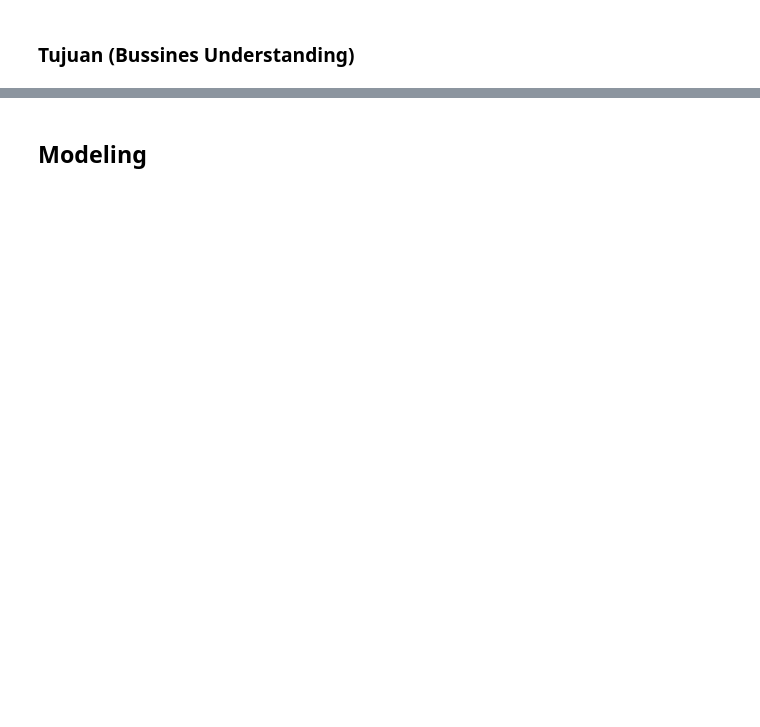
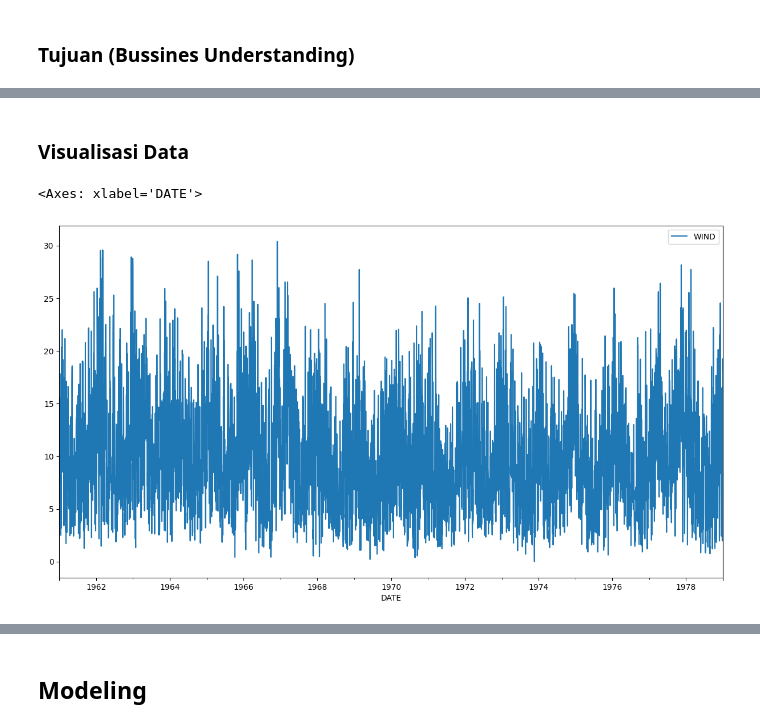
Before and after one commit to zulfalaila/psd_all, a Jupyter notebook: Project III.ipynb, the cells around one changed output, grey strips where cells are left out. Drawn from its saved outputs; the diff is of its cells as text; code cells hidden in the pictures; blank space fills up the shorter version.

```diff
--- a/Project III.ipynb
+++ b/Project III.ipynb
@@ -211,0 +61,3 @@ df = df_handled
+# %%
+df = pd.read_csv("/content/drive/MyDrive/kuliah sem 5/MyData/wind_dataset.csv")
+df
@@ -211,0 +101,7 @@ df = df_handled
+# %% [markdown]
+### Visualisasi Data
+# %%
+df.plot(x='DATE',y='WIND',figsize=(15,8))
+# %% [output]
+<Axes: xlabel='DATE'>
+[figure, added]
```
Also changed, not shown: parts of 105 cells of this notebook, 19 other files.
